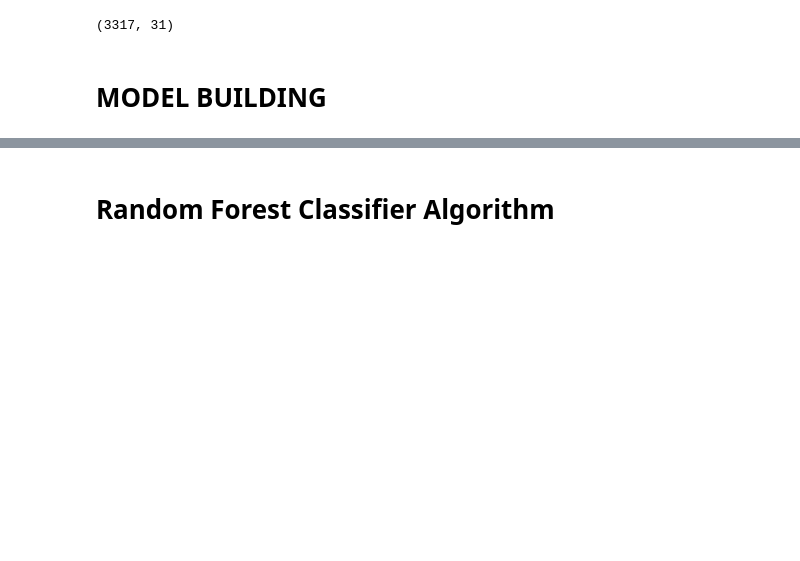
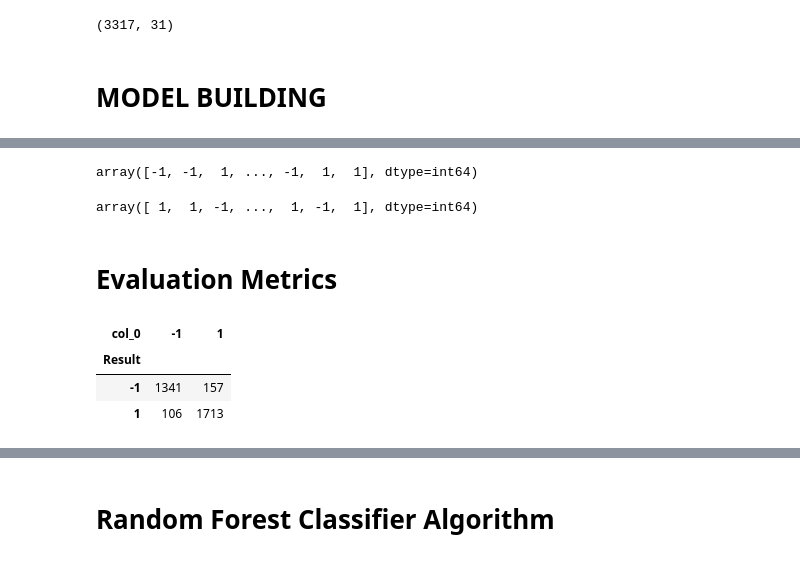
Before and after one commit to IBM-EPBL/IBM-Project-30253-1660142900, a Jupyter notebook: Project Development Phase/Sprint 2/Model Building.ipynb, the cells around one changed output, grey strips where cells are left out. Drawn from its saved outputs; the diff is of its cells as text; code cells hidden in the pictures; blank space fills up the shorter version.

```diff
--- a/Project Development Phase/Sprint 2/Model Building.ipynb
+++ b/Project Development Phase/Sprint 2/Model Building.ipynb
@@ -263,0 +287,12 @@ X_test.shape
+# %%
+test_pred= lr.predict(X_test)
+test_pred
+# %% [output]
+array([-1, -1,  1, ..., -1,  1,  1], dtype=int64)
+# %%
+train_pred = lr.predict(X_train)
+train_pred
+# %% [output]
+array([ 1,  1, -1, ...,  1, -1,  1], dtype=int64)
+# %% [markdown]
+# Evaluation Metrics
@@ -263,0 +301,7 @@ X_test.shape
+# %%
+pd.crosstab(y_test,test_pred)
+# %% [output]
+| col_0 | -1 | 1 |
+| Result |  |  |
+| -1 | 1341 | 157 |
+| 1 | 106 | 1713 |
```
Also changed, not shown: parts of 47 cells of this notebook.
